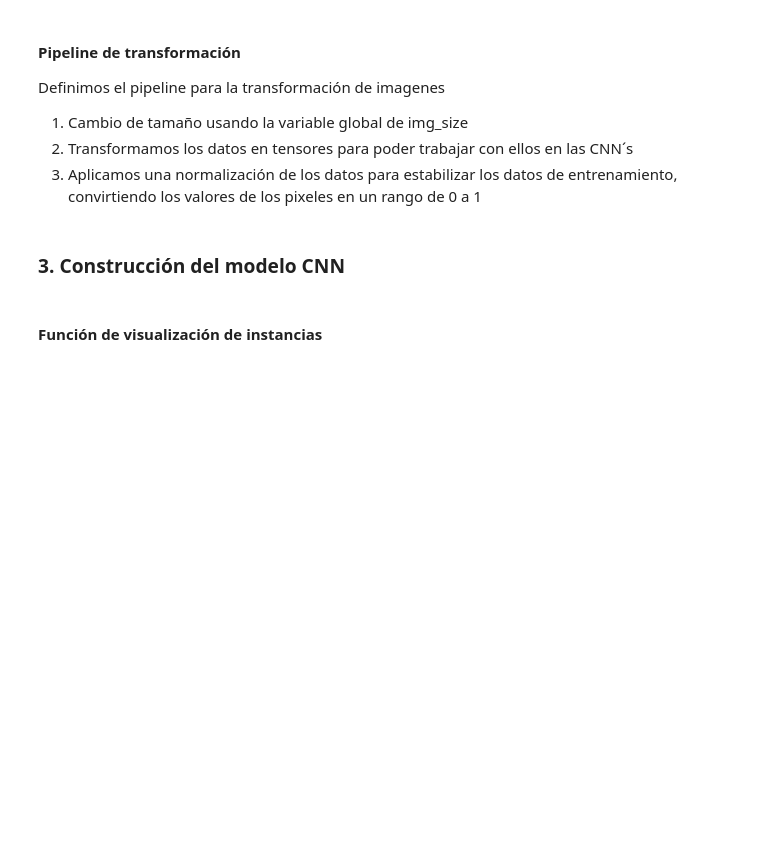
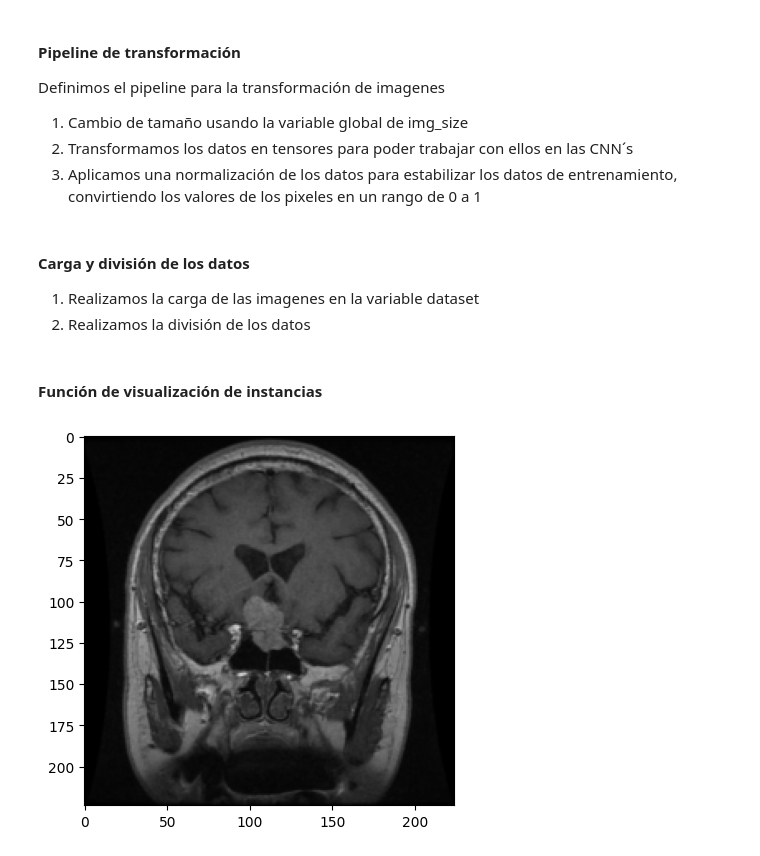
Before and after one commit to IoshuaCastillejos/Notebooks_AI, a Jupyter notebook: Microproyecto_1v_1.ipynb, the cells around one changed output. Saved outputs shown, nothing was run; the diff lists cells and outputs as text; code cells hidden in the pictures; blank space fills up the shorter version.

Commit message:
Se agrega el import utils,carga y división de datos. Y función de visuzliación de una imagen random.

```diff
--- a/Microproyecto_1v_1.ipynb
+++ b/Microproyecto_1v_1.ipynb
@@ -89,9 +89,10 @@ transform = transforms.Compose([
     transforms.Normalize((0.5, 0.5, 0.5), (0.5, 0.5, 0.5))
 ])
 # %% [markdown]
-### 3. Construcción del modelo CNN
+#### Carga y división de los datos
+
+1) Realizamos la carga de las imagenes en la variable dataset
+2) Realizamos la división de los datos
-# %% [markdown]
-#### Función de visualización de instancias
 # %%
 dataset = torchvision.datasets.ImageFolder(root='archive', transform=transform)
 
@@ -104,3 +105,23 @@ trainset,testset = random_split(
     [train_size, test_size],
     generator=torch.Generator().manual_seed(seed)
 )
+# %% [markdown]
+#### Función de visualización de instancias
+# %%
+# functions to show an image
+
+
+def imshow(img):
+    img = img / 2 + 0.5     # unnormalize
+    npimg = img.numpy()
+    plt.imshow(np.transpose(npimg, (1, 2, 0)))
+    plt.show()
+
+
+# get some random training images
+dataiter = iter(trainset)
+images, labels = next(dataiter)
+# show images
+imshow(torchvision.utils.make_grid(images))
+# %% [output]
+[figure, added]
```
Also changed, not shown: parts of 1 cell of this notebook.
